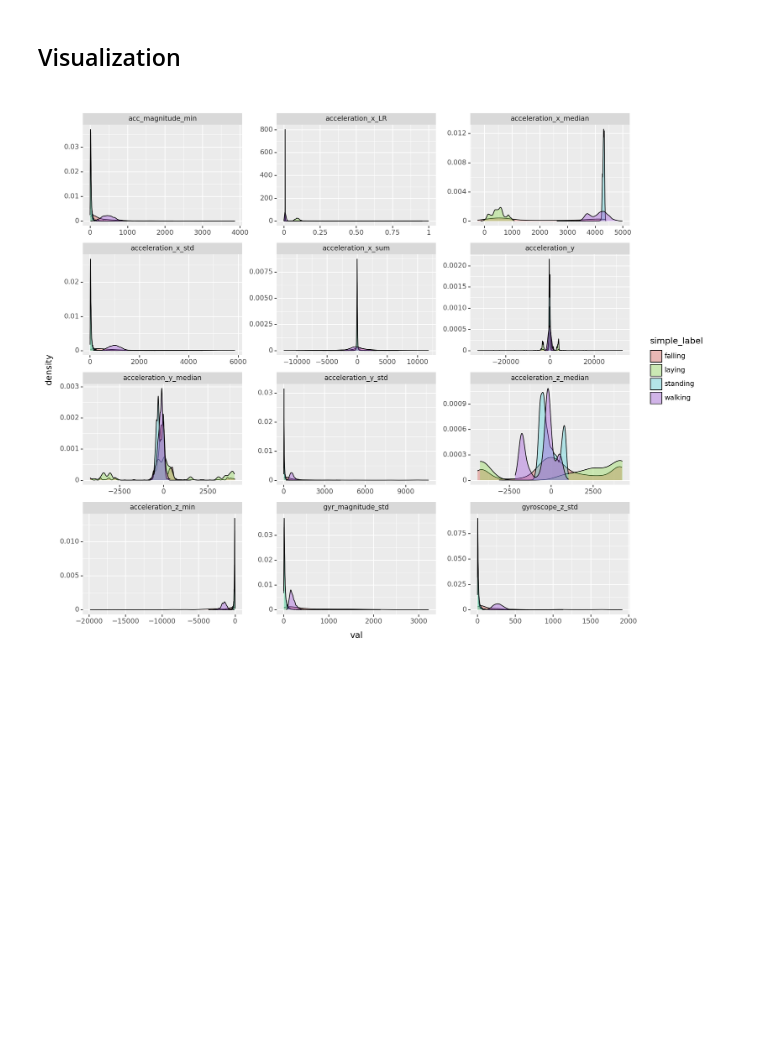
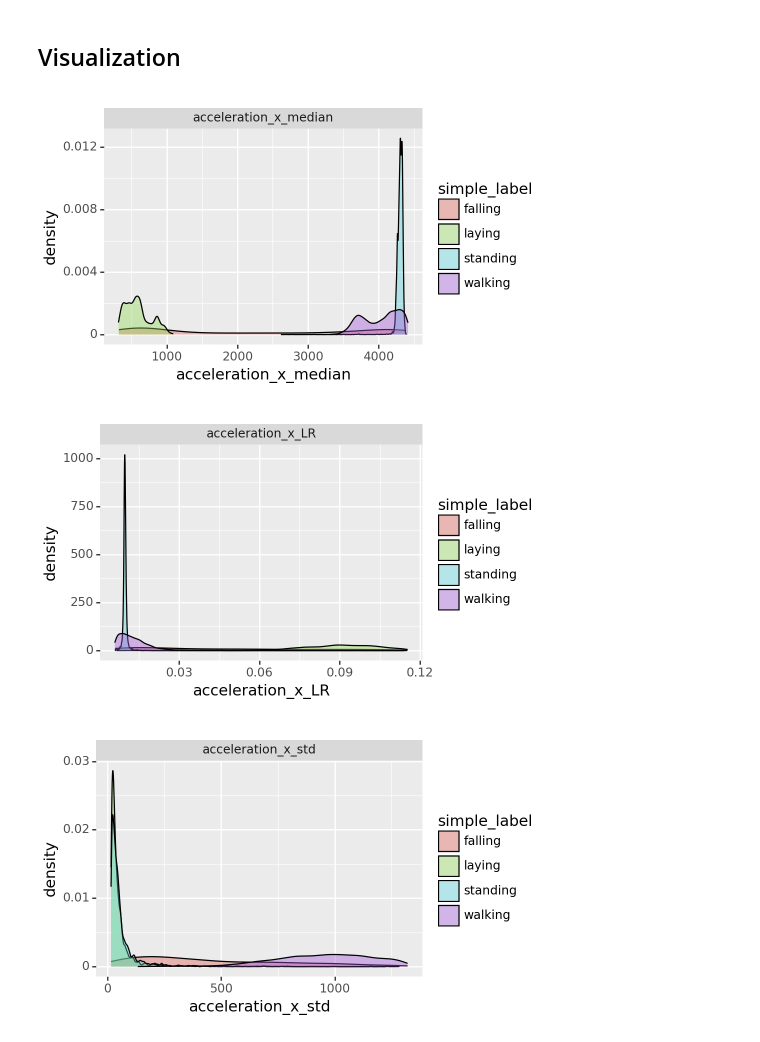
Before and after one commit to PhichamonS/EEN210_Applied_Digital_Health, a Jupyter notebook: data_preprocessing_feat.ipynb, the cells around one changed output. Drawn from its saved outputs; the diff is of its cells as text; code cells hidden in the pictures; blank space fills up the shorter version.

```diff
--- a/data_preprocessing_feat.ipynb
+++ b/data_preprocessing_feat.ipynb
@@ -746,7 +748,7 @@ for f in data.filename.unique():
     X = data_ind.drop(['label','simple_label','filename'], axis=1)
     y = data_ind['simple_label']
 
-    X_feat = X['acc_magnitude'] #acc_magnitude_mean, acceleration_x_median
+    X_feat = X['acceleration_x'] #acc_magnitude_mean, acceleration_x_median
     # print(X_acc_x_median.shape)
 
     v_temp = sliding_window_view(X_feat, nwin)
@@ -1009,7 +1011,33 @@ x_temp_feat_2 = pd.melt(x_temp_feat,
 #     print(p)
 
 # Adjust x-limit for each graph to be the 90th percentile
+
+# Define the x-axis limits for each subplot
+
+
 p = ggplot(x_temp_feat_2[x_temp_feat_2['feat'].isin(X_selected.columns)], aes(x='val', fill='simple_label')) + geom_density(alpha=0.4, trim=True) + facet_wrap('feat', scales='free', ncol=3) + theme(figure_size=(12, 10))
 print(p)
-# %% [output]
-[figure, removed]
+# %%
+
+# Calculate the 5th and 95th percentiles for each feature
+percentiles = x_temp_feat_2.groupby('feat')['val'].quantile([0.05, 0.95]).unstack()
+
+# Convert percentiles to dictionary format for easier access
+xlim_values = percentiles.to_dict()
+
+# Plot with adjusted x-axis ranges
+
+
+# Adjust x-axis range for each subplot
+for feat in X_selected.columns:
+    p = ggplot(x_temp_feat_2[x_temp_feat_2['feat']==(feat)], aes(x='val', fill='simple_label')) + \
+    geom_density(alpha=0.4, trim=True) + \
+    facet_wrap('feat', scales='free', ncol=3) + \
+    theme(figure_size=(5, 3))+ scale_x_continuous(name=feat, limits=[percentiles[0.05][feat], percentiles[0.95][feat]])
+
+    # Display the plot
+    print(p)
+# %% [output]
+[figure, added]
+[figure, added]
+[figure, added]
```
Also changed, not shown: parts of 3 cells of this notebook, 4 other files.
